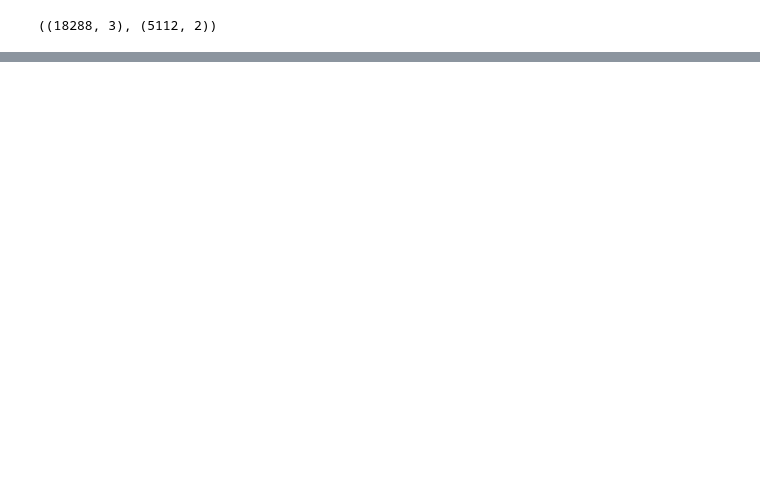
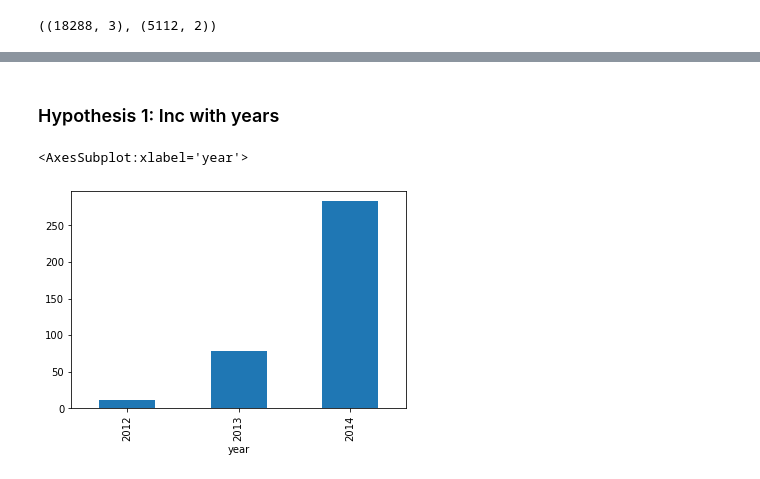
Before and after one commit to AnshuLodha007/Unicorn_Hackathon, a Jupyter notebook: Solution.ipynb, the cells around one changed output, grey strips where cells are left out. Cells and saved outputs as stored; diff of their text form; code cells hidden in the pictures; blank space fills up the shorter version.

```diff
--- a/Solution.ipynb
+++ b/Solution.ipynb
@@ -34,0 +111,7 @@ test_orignal = test.copy()
+# %% [markdown]
+### Hypothesis 1: Inc with years
+# %%
+train.groupby('year')['Count'].mean().plot.bar()
+# %% [output]
+<AxesSubplot:xlabel='year'>
+[figure, added]
```
Also changed, not shown: parts of 50 cells of this notebook.
